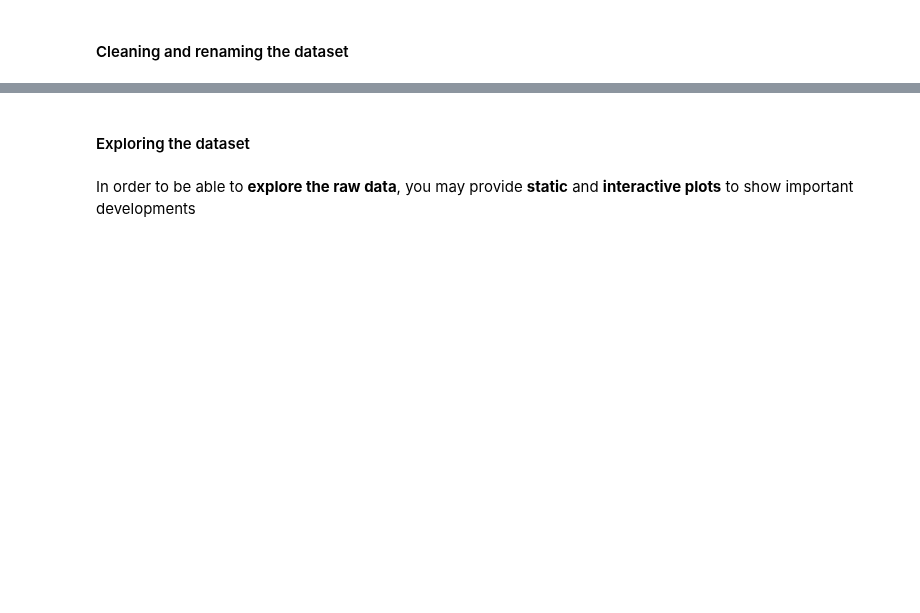
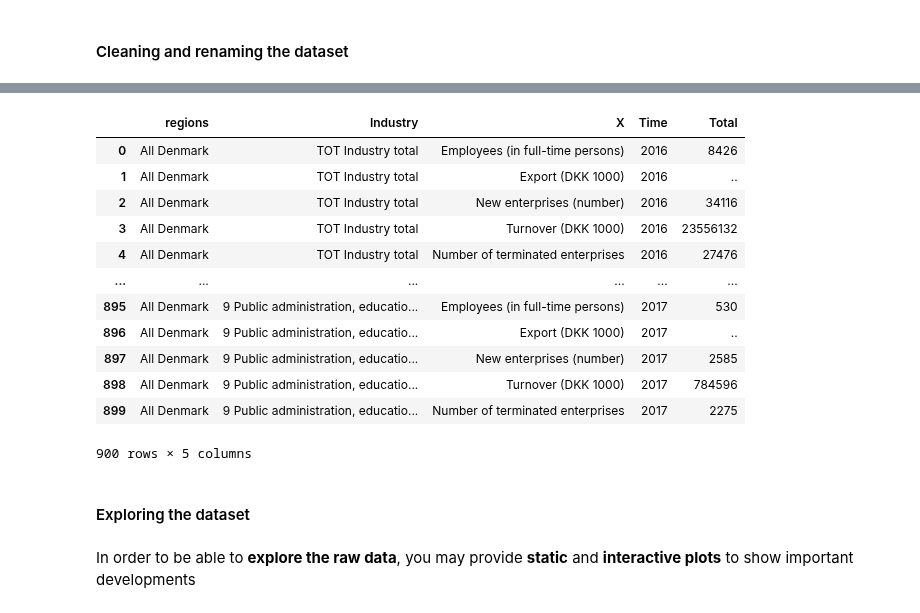
Before and after one commit to NumEconCopenhagen/projects-2024-emil-og-simon, a Jupyter notebook: dataproject/dataproject.ipynb, the cells around one changed output, grey strips where cells are left out. Saved outputs shown, nothing was run; the diff lists cells and outputs as text; code cells hidden in the pictures; blank space fills up the shorter version.

```diff
--- a/dataproject/dataproject.ipynb
+++ b/dataproject/dataproject.ipynb
@@ -275,0 +422,3 @@ inc_api2.head()
+# %%
+demo4_reduced = demo4_all.loc[I == False] # keep everything else
+demo4_reduced.head(10)
@@ -276,3 +437,21 @@ inc_api2.head()
+# %%
+demo4_reduced.reset_index(inplace = True, drop = True) # Drop old index too. If the drop is not used, python will create another dataset with the old index.
+demo4_reduced.iloc[0:214,:]
+demo4_reduced
+# %% [output]
+|  | regions | Industry | X | Time | Total |
+| 0 | All Denmark | TOT Industry total | Employees (in full-time persons) | 2016 | 8426 |
+| 1 | All Denmark | TOT Industry total | Export (DKK 1000) | 2016 | .. |
+| 2 | All Denmark | TOT Industry total | New enterprises (number) | 2016 | 34116 |
+| 3 | All Denmark | TOT Industry total | Turnover (DKK 1000) | 2016 | 23556132 |
+| 4 | All Denmark | TOT Industry total | Number of terminated enterprises | 2016 | 27476 |
+| ... | ... | ... | ... | ... | ... |
+| 895 | All Denmark | 9 Public administration, educatio... | Employees (in full-time persons) | 2017 | 530 |
+| 896 | All Denmark | 9 Public administration, educatio... | Export (DKK 1000) | 2017 | .. |
+| 897 | All Denmark | 9 Public administration, educatio... | New enterprises (number) | 2017 | 2585 |
+| 898 | All Denmark | 9 Public administration, educatio... | Turnover (DKK 1000) | 2017 | 784596 |
+| 899 | All Denmark | 9 Public administration, educatio... | Number of terminated enterprises | 2017 | 2275 |
+900 rows × 5 columns
 # %% [markdown]
 #### Exploring the dataset
 # %% [markdown]
```
Also changed, not shown: parts of 13 cells of this notebook.
